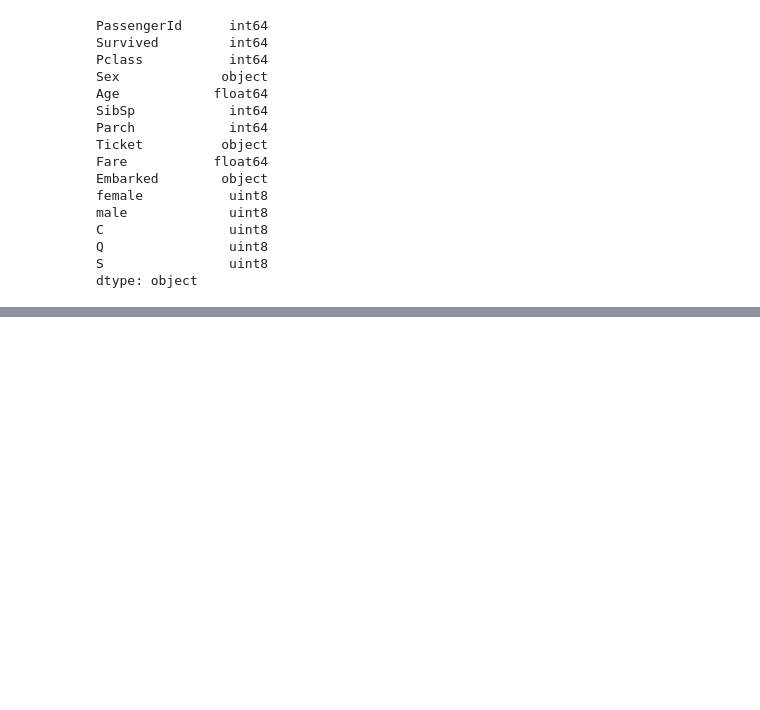
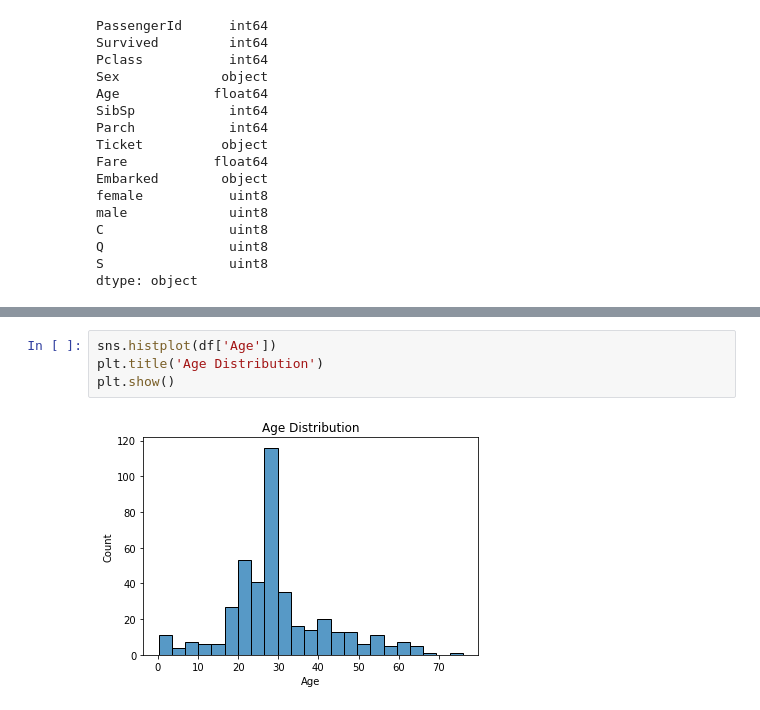
Before and after one commit to barshakc/PRODIGY_DS_02, a Jupyter notebook: Titanic_Dataset.ipynb, the cells around one changed output, grey strips where cells are left out. Saved outputs shown, nothing was run; the diff lists cells and outputs as text; blank space fills up the shorter version.

```diff
--- a/Titanic_Dataset.ipynb
+++ b/Titanic_Dataset.ipynb
@@ -211,0 +253,6 @@ dtype: object
+# %%
+sns.histplot(df['Age'])
+plt.title('Age Distribution')
+plt.show()
+# %% [output]
+[figure, added]
```
Also changed, not shown: parts of 9 cells of this notebook.
